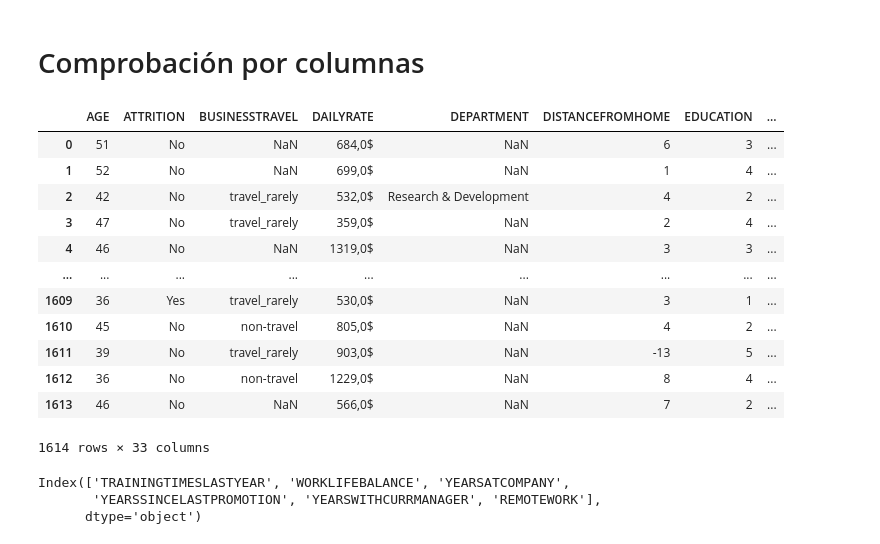
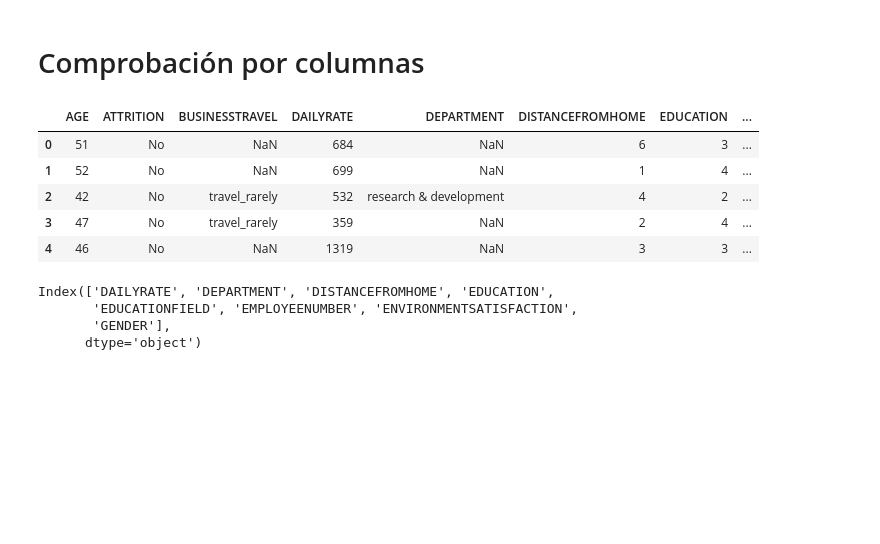
Before and after one commit to rebeca-enma/proyecto-da-promo-G-modulo-3-team-4, a Jupyter notebook: NOTEBOOK/Funciones_fase2.ipynb, the cells around one changed output. Saved outputs shown, nothing was run; the diff lists cells and outputs as text; code cells hidden in the pictures; blank space fills up the shorter version.

```diff
--- a/NOTEBOOK/Funciones_fase2.ipynb
+++ b/NOTEBOOK/Funciones_fase2.ipynb
@@ -97,16 +97,22 @@ def transformar_daily(dataframe,columna):
 
     for i, element in enumerate (dataframe[columna]):
 
-        if type(element) == "class 'str'":
+        if element == "nan$" or element == "nan" or element == "NaN":
+            element = np.nan
+            dataframe.loc[i, columna] = element
+        elif type(element) == str:
             try:
                 element = element.split(",")[0]
                 int(element)
                 dataframe.loc[i, columna] = element
             except:
-                print(f"Error de datos {i, element}")
-
+                print(f"Error daily {i, element}")
         else:
             continue
+# %%
+def transformar_department (dataframe, columna):
+
+    dataframe[columna] = dataframe[columna].str.lower()
 # %%
 def limpieza_df(dataframe):
 
@@ -117,37 +123,32 @@ def limpieza_df(dataframe):
             transformar_age(dataframe, "AGE")
         elif columna == "ATTRITION":
             transformar_atr(dataframe, "ATTRITION")
-        elif columna == "DAILYRATE":
+        elif columna == "DAILYRATE" or columna == "EMPLOYEENUMBER":
             transformar_daily(dataframe, "DAILYRATE")
+        elif columna == "DEPARTMENT" or columna == "EDUCATIONFIELD":
+            transformar_department(dataframe, "DEPARTMENT")
 
         else:
             continue
 # %%
 # Llamamos a la funcion de LIMPIEZA del DF
 limpieza_df(df_data2)
 
 # En las funciones estamos cambiando el DF original por lo tanto las funciones no tienen return y por eso aqui mostramos como queda el DF modificado
-df_data2
+df_data2.head()
 # %% [output]
 |  | AGE | ATTRITION | BUSINESSTRAVEL | DAILYRATE | DEPARTMENT | DISTANCEFROMHOME | EDUCATION | ... |
-| 0 | 51 | No | NaN | 684,0$ | NaN | 6 | 3 | ... |
-| 1 | 52 | No | NaN | 699,0$ | NaN | 1 | 4 | ... |
-| 2 | 42 | No | travel_rarely | 532,0$ | Research & Development | 4 | 2 | ... |
-| 3 | 47 | No | travel_rarely | 359,0$ | NaN | 2 | 4 | ... |
-| 4 | 46 | No | NaN | 1319,0$ | NaN | 3 | 3 | ... |
-| ... | ... | ... | ... | ... | ... | ... | ... | ... |
-| 1609 | 36 | Yes | travel_rarely | 530,0$ | NaN | 3 | 1 | ... |
-| 1610 | 45 | No | non-travel | 805,0$ | NaN | 4 | 2 | ... |
-| 1611 | 39 | No | travel_rarely | 903,0$ | NaN | -13 | 5 | ... |
-| 1612 | 36 | No | non-travel | 1229,0$ | NaN | 8 | 4 | ... |
-| 1613 | 46 | No | NaN | 566,0$ | NaN | 7 | 2 | ... |
+| 0 | 51 | No | NaN | 684 | NaN | 6 | 3 | ... |
+| 1 | 52 | No | NaN | 699 | NaN | 1 | 4 | ... |
+| 2 | 42 | No | travel_rarely | 532 | research & development | 4 | 2 | ... |
+| 3 | 47 | No | travel_rarely | 359 | NaN | 2 | 4 | ... |
+| 4 | 46 | No | NaN | 1319 | NaN | 3 | 3 | ... |
-1614 rows × 33 columns
 # %%
 columnas = df_data2.columns
-Saira= columnas[3:10:]
+Saira= columnas[3:11:]
 Bea = columnas[11:18:]
-Karine= columnas[19:26:]
-Rebeca= columnas[27::]
+Karine= columnas[18:26:]
+Rebeca= columnas[26::]
 
 
 # *Criterios:
@@ -163,7 +164,10 @@ Rebeca= columnas[27::]
 
 # * Booleanos
 #   1/0 (1 = Yes/True y 0 = No/False)
-# %% [output]
-Index(['TRAININGTIMESLASTYEAR', 'WORKLIFEBALANCE', 'YEARSATCOMPANY',
-       'YEARSSINCELASTPROMOTION', 'YEARSWITHCURRMANAGER', 'REMOTEWORK'],
-      dtype='object')
+# %%
+Saira
+# %% [output]
+Index(['DAILYRATE', 'DEPARTMENT', 'DISTANCEFROMHOME', 'EDUCATION',
+       'EDUCATIONFIELD', 'EMPLOYEENUMBER', 'ENVIRONMENTSATISFACTION',
+       'GENDER'],
+      dtype='object')
```
Also changed, not shown: 1 other file.
